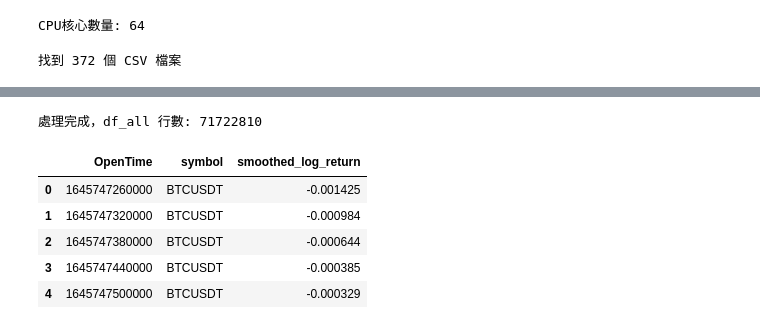
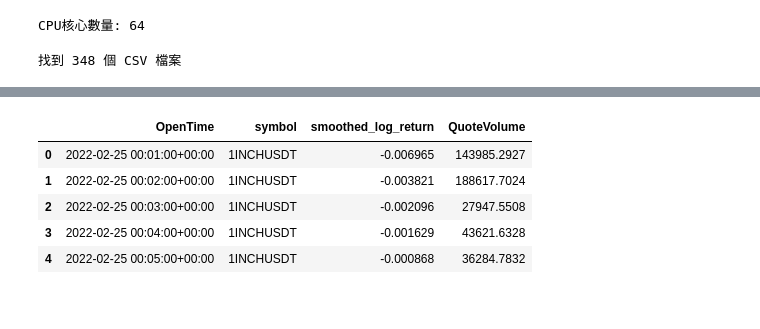
Before and after one commit to ChengYen-Tang/Crypto, a Jupyter notebook: statistics_arb/grouping.ipynb, the cells around one changed output, grey strips where cells are left out. Saved outputs shown, nothing was run; the diff lists cells and outputs as text; code cells hidden in the pictures.

```diff
--- a/statistics_arb/grouping.ipynb
+++ b/statistics_arb/grouping.ipynb
@@ -24,7 +23,7 @@ CPU核心數量: 64
 DATA_DIR = "D:\\Data\\Kline\\UsdFutures"  # 調整為你的資料夾位置
 
 # 假設每個 CSV 名稱格式如 BTCUSDT.csv, ETHUSDT.csv, ...
-file_list = glob.glob(os.path.join(DATA_DIR, '*.csv'))
+file_list = glob.glob(os.path.join(DATA_DIR, '*USDT.csv'))
 print(f"找到 {len(file_list)} 個 CSV 檔案")
 
 # 移動平均視窗設定（例如5分鐘移動平均降噪）
@@ -43,5 +42,6 @@ VOLUME_COL = 'QuoteVolume'
 
 # 計算相關時使用的價格欄位 (這裡以 close 為例)
 PRICE_COL = CLOSE_COL
+N_top = 150
 # %% [output]
-找到 372 個 CSV 檔案
+找到 348 個 CSV 檔案
@@ -74,6 +49,7 @@ def process_average_volume(file_path,
 def process_single_csv(file_path,
                        time_col=TIME_COL,
                        price_col=PRICE_COL,
+                       volume_col=VOLUME_COL,
                        window=WINDOW,
                        chunksize=CHUNK_SIZE):
     """
@@ -89,7 +65,7 @@ def process_single_csv(file_path,
         # 一次性讀取
         df_raw = pd.read_csv(file_path)
         # 取需要的欄位
-        df_raw = df_raw[[time_col, price_col]].dropna()
+        df_raw = df_raw[[time_col, price_col, volume_col]].dropna()
         # 排序保證時間先後
         df_raw.sort_values(by=time_col, inplace=True)
         # 計算對數收益
@@ -103,7 +79,7 @@ def process_single_csv(file_path,
         # 移除第一筆 (diff會產生 NaN) 與其他缺失值
         df_raw.dropna(subset=['smoothed_log_return'], inplace=True)
 
-        result = df_raw[[time_col, 'symbol', 'smoothed_log_return']]
+        result = df_raw[[time_col, 'symbol', 'smoothed_log_return', volume_col]]
         df_list.append(result)
 
         # 釋放暫存記憶體
@@ -115,7 +91,7 @@ def process_single_csv(file_path,
         prev_log_price = None
 
         for chunk in reader:
-            chunk = chunk[[time_col, price_col]].dropna()
+            chunk = chunk[[time_col, price_col, volume_col]].dropna()
             chunk.sort_values(by=time_col, inplace=True)
             chunk['log_price'] = np.log(chunk[price_col])
 
@@ -132,7 +108,7 @@ def process_single_csv(file_path,
 
             chunk['symbol'] = symbol
             chunk.dropna(subset=['smoothed_log_return'], inplace=True)
-            df_list.append(chunk[[time_col, 'symbol', 'smoothed_log_return']])
+            df_list.append(chunk[[time_col, 'symbol', 'smoothed_log_return', volume_col]])
 
             del chunk
             gc.collect()
@@ -145,22 +121,10 @@ def process_single_csv(file_path,
     return df_final
 # %%
 # 設定並行執行核心數量 (建議保留1個核心給系統)
-n_jobs = min(6, max(multiprocessing.cpu_count() - 1, 1))
-
-results = Parallel(n_jobs=n_jobs)(delayed(process_average_volume)(fp) for fp in file_list)
-results = [(fp, avg) for fp, avg in results if avg is not None]
-results_sorted = sorted(results, key=lambda x: x[1], reverse=True)
-top_100 = results_sorted[:100]
-top_100_files = [fp for fp, avg in top_100]
-
-del results
-del results_sorted
-del top_100
-gc.collect()
-print('Done')
+n_jobs = multiprocessing.cpu_count() - 4
 
 processed_list = Parallel(n_jobs=n_jobs, verbose=10)(
-    delayed(process_single_csv)(file) for file in top_100_files
+    delayed(process_single_csv)(file) for file in file_list
 )
 
 # 拼接所有市場資料
@@ -168,10 +132,14 @@ df_all = pd.concat(processed_list, ignore_index=True)
 
 # 釋放暫存
 
-del top_100_files
+del file_list
 del processed_list
 gc.collect()
 
+# 將 timestamp 欄位轉成 datetime，根據你的時間格式調整 unit (例如: 'ms' 或 's')
+df_all[TIME_COL] = pd.to_datetime(df_all[TIME_COL], unit='ms', utc=True, errors='coerce')
+df_all.dropna(subset=[TIME_COL], inplace=True)
+
 print("處理完成，df_all 行數:", len(df_all))
 df_all.head()
 # %% [output]
@@ -192,7 +163,6 @@ Done
-處理完成，df_all 行數: 71722810
-|  | OpenTime | symbol | smoothed_log_return |
-| 0 | 1645747260000 | BTCUSDT | -0.001425 |
-| 1 | 1645747320000 | BTCUSDT | -0.000984 |
-| 2 | 1645747380000 | BTCUSDT | -0.000644 |
-| 3 | 1645747440000 | BTCUSDT | -0.000385 |
-| 4 | 1645747500000 | BTCUSDT | -0.000329 |
+|  | OpenTime | symbol | smoothed_log_return | QuoteVolume |
+| 0 | 2022-02-25 00:01:00+00:00 | 1INCHUSDT | -0.006965 | 143985.2927 |
+| 1 | 2022-02-25 00:02:00+00:00 | 1INCHUSDT | -0.003821 | 188617.7024 |
+| 2 | 2022-02-25 00:03:00+00:00 | 1INCHUSDT | -0.002096 | 27947.5508 |
+| 3 | 2022-02-25 00:04:00+00:00 | 1INCHUSDT | -0.001629 | 43621.6328 |
+| 4 | 2022-02-25 00:05:00+00:00 | 1INCHUSDT | -0.000868 | 36284.7832 |
```
Also changed, not shown: parts of 11 cells of this notebook.
